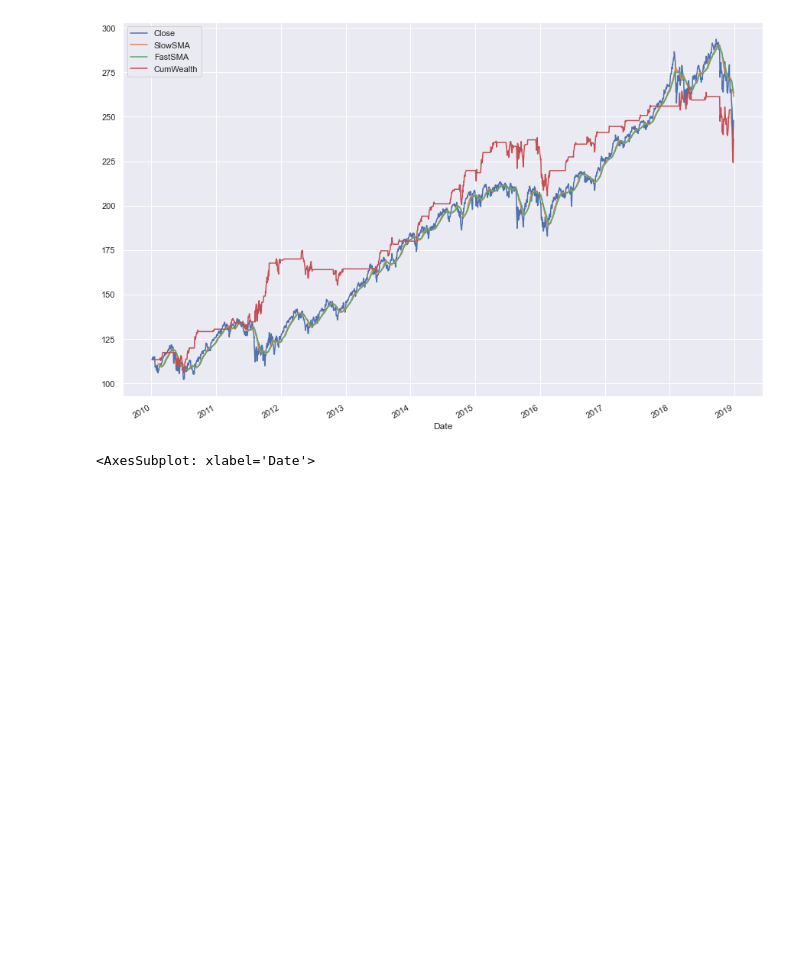
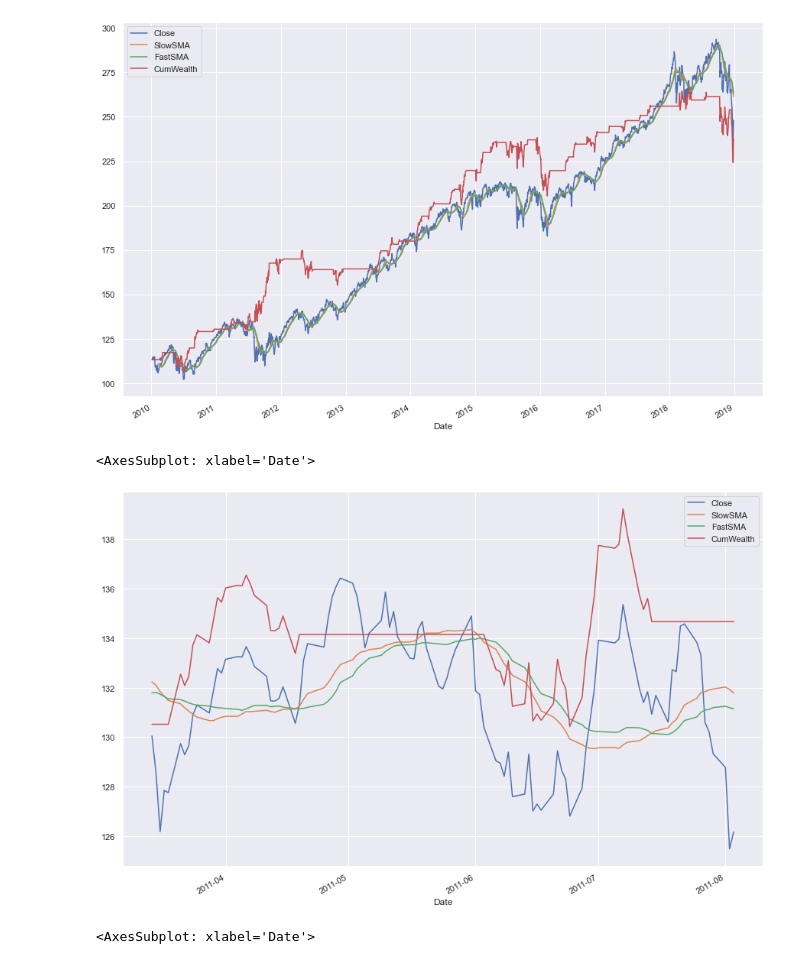
Before and after one commit to AndreiRoibu/AIforFinancialEngineering, a Jupyter notebook: AlgorithmicTrading/TrendFollowingSimpleMovingAverage.ipynb, the cells around one changed output. Drawn from its saved outputs; the diff is of its cells as text; code cells hidden in the pictures; blank space fills up the shorter version.

Commit message:
code cleanup + adding a new plot

```diff
--- a/AlgorithmicTrading/TrendFollowingSimpleMovingAverage.ipynb
+++ b/AlgorithmicTrading/TrendFollowingSimpleMovingAverage.ipynb
@@ -252,6 +252,11 @@ df_trend[['Close', 'SlowSMA', 'FastSMA', 'CumWealth']].plot(figsize=(15, 10))
 # %% [output]
 <AxesSubplot: xlabel='Date'>
 [figure]
+# %%
+df_trend[['Close', 'SlowSMA', 'FastSMA', 'CumWealth']].iloc[300:400].plot(figsize=(15, 10))
+# %% [output]
+<AxesSubplot: xlabel='Date'>
+[figure, added]
 # %%
 df_trend[['Close', 'SlowSMA', 'FastSMA', 'CumWealth']].iloc[-100:].plot(figsize=(15, 10))
 # %% [output]
```
Also changed, not shown: parts of 9 cells of this notebook.
